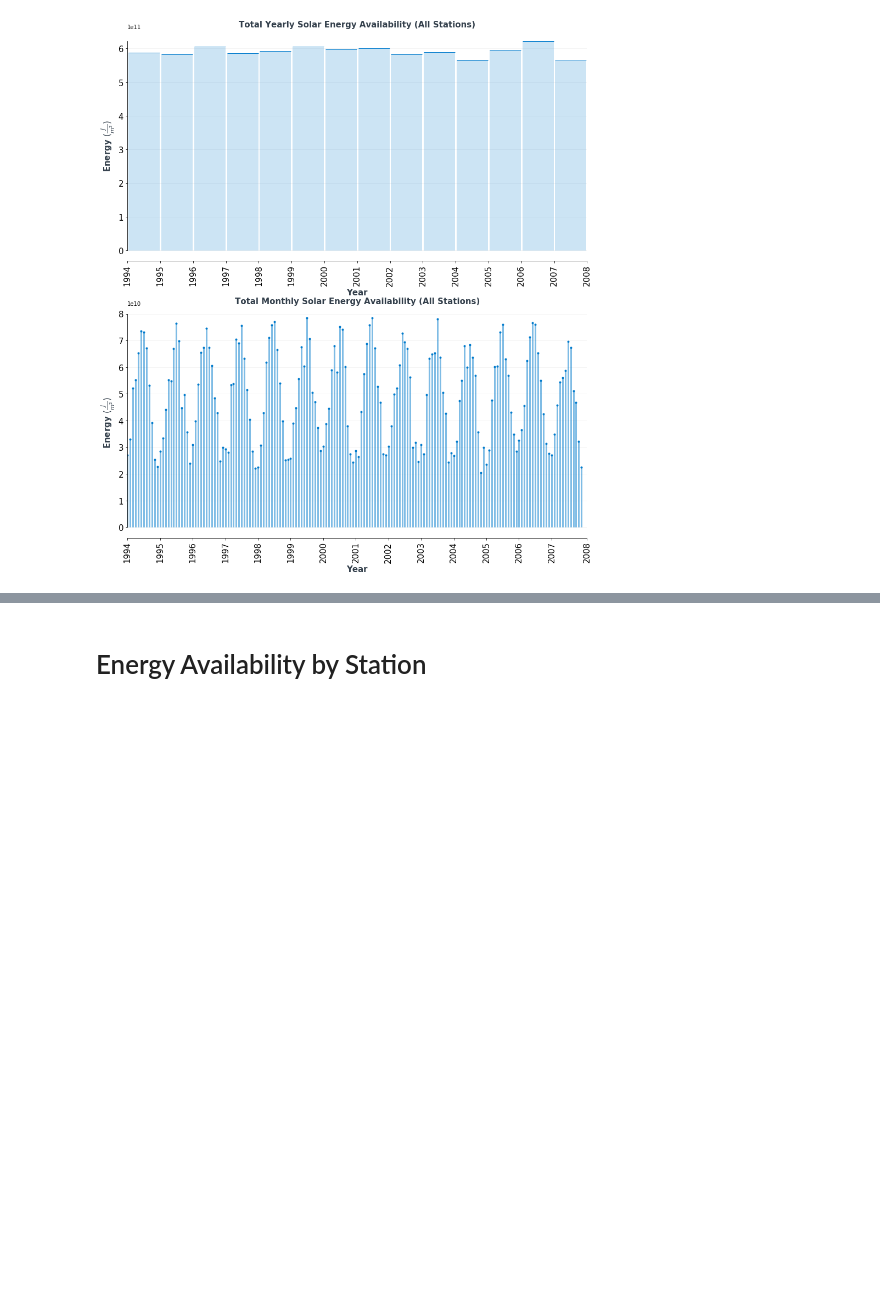
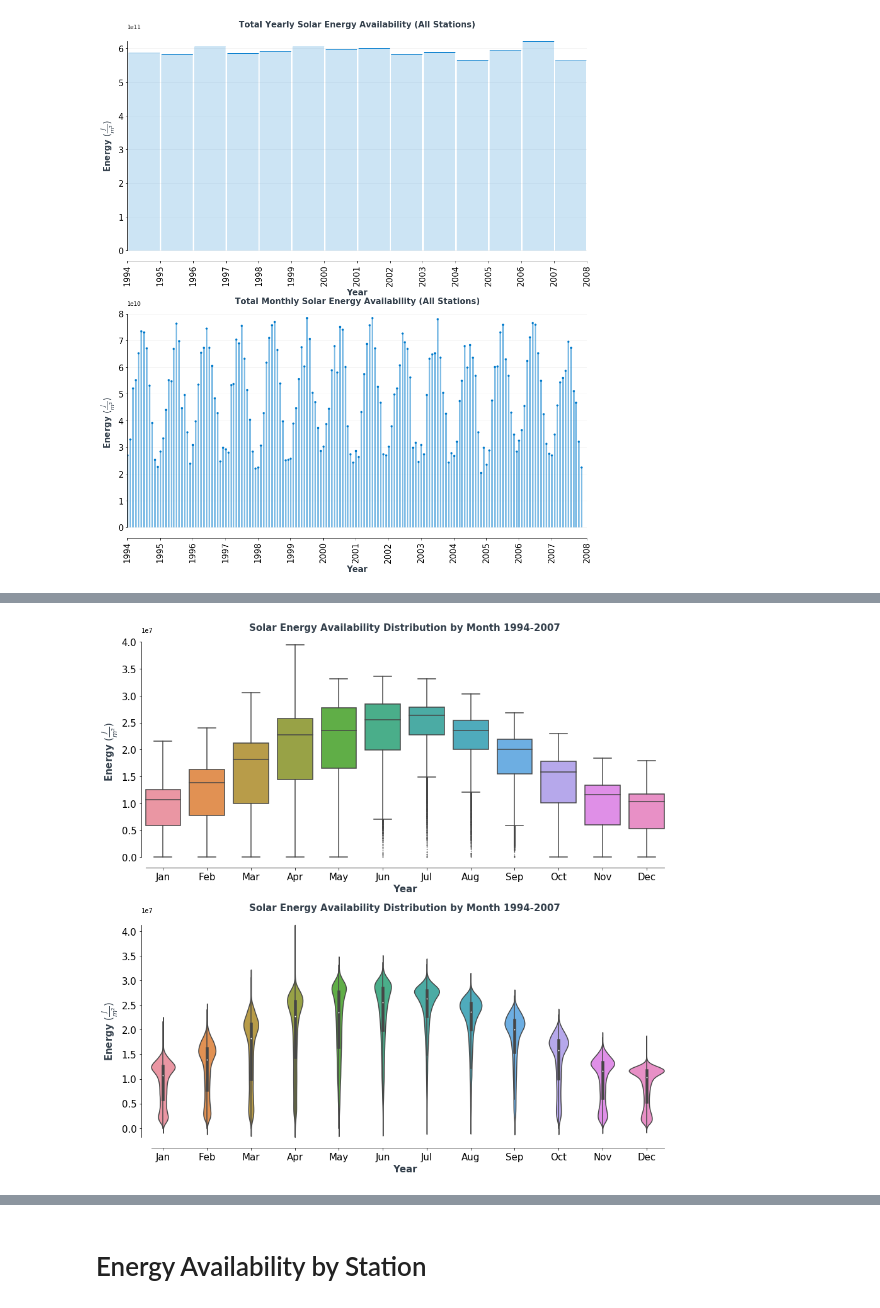
Before and after one commit to connormca12/Springboard-Projects, a Jupyter notebook: Capstone-1/data_storytelling.ipynb, the cells around one changed output, grey strips where cells are left out. Drawn from its saved outputs; the diff is of its cells as text; code cells hidden in the pictures; blank space fills up the shorter version.

```diff
--- a/Capstone-1/data_storytelling.ipynb
+++ b/Capstone-1/data_storytelling.ipynb
@@ -229,0 +265,10 @@ plt.show()
+# %%
+# Extract monthly energy data
+energy_monthly = EDA_data
+energy_monthly = energy_monthly.set_index(pd.DatetimeIndex(energy_monthly['Date']))
+del energy_monthly['index']
+del energy_monthly['Date']
+energy_monthly = energy_monthly.iloc[:,0:2].reset_index()
+energy_monthly['month'] = energy_monthly.Date.apply(lambda x: x.strftime('%b'))
+del energy_monthly['Date']
+del energy_monthly['stid']
@@ -229,0 +292,30 @@ plt.show()
+# %%
+# Initialize figures and axes
+fig, ax = plt.subplots(2, 1, figsize=(15,15))
+
+# Plot boxplot
+flierprops = dict(markerfacecolor='0.75', markersize=0.5, linestyle='none')
+sns.boxplot(ax=ax[0], y='energy', x='month', data=energy_monthly, flierprops=flierprops)
+
+# Plot violinplot
+sns.violinplot(ax=ax[1], y='energy', x='month', data=energy_monthly)
+
+# Set axes customizations
+ind = np.arange(0, 45000000, 5000000)
+for i in range(len(ax)):
+
+    ax[i].set_title("Solar Energy Availability Distribution by Month 1994-2007", fontsize=15, fontweight='black', color = '#333F4B')
+    ax[i].set_xlabel('Year', fontsize=15, fontweight='black', color = '#333F4B')
+    ax[i].set_ylabel(r'Energy $(\frac{J}{m^2})$', fontsize=15, fontweight='black', color = '#333F4B')
+
+    ax[i].tick_params(labelsize=15)
+    ax[i].set_yticks(ind)
+
+    ax[i].spines['top'].set_color('none')
+    ax[i].spines['right'].set_color('none')
+    ax[i].spines['left'].set_smart_bounds(True)
+    ax[i].spines['bottom'].set_smart_bounds(True)
+
+plt.show()
+# %% [output]
+[figure, added]
```
Also changed, not shown: parts of 30 cells of this notebook, 1 other file.
